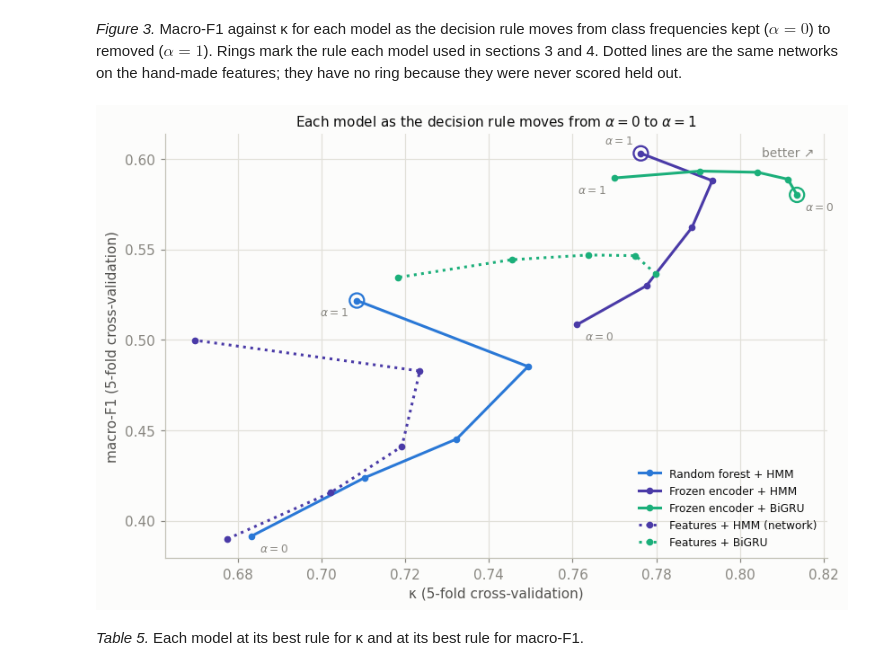
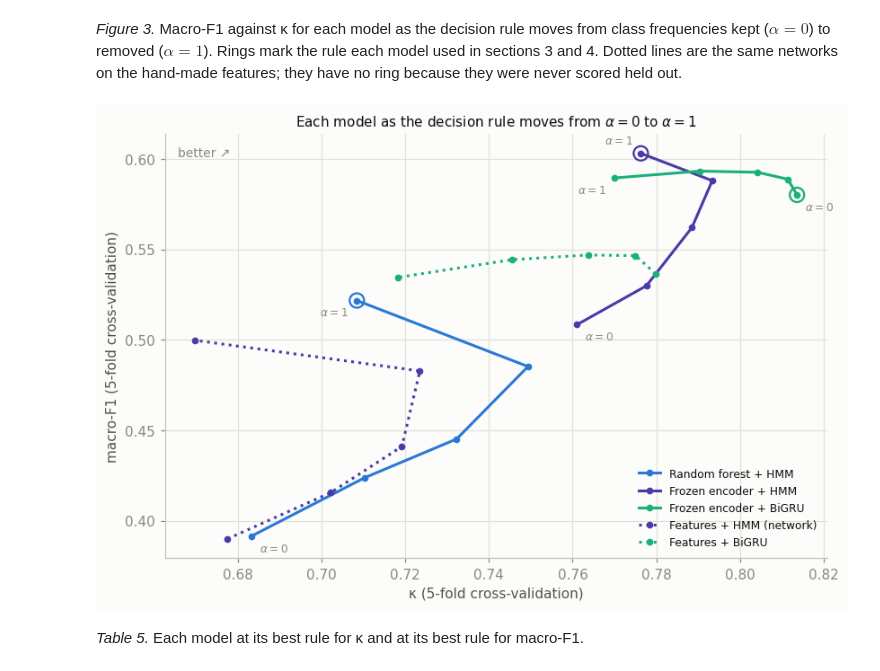
Before and after one commit to Alexr951/Capture-24, a Jupyter notebook: 02_pretrained_encoder_and_context.ipynb, the cells around one changed output. Saved outputs shown, nothing was run; the diff lists cells and outputs as text; code cells hidden in the pictures.

Commit message:
Readable decision-rule figure for the paper

```diff
--- a/02_pretrained_encoder_and_context.ipynb
+++ b/02_pretrained_encoder_and_context.ipynb
@@ -526,29 +526,29 @@ RULE = {name: prior_curve(by_seed, hmm, forest) for name, (by_seed, hmm, forest,
 # %% [markdown]
 *Figure 3.* Macro-F1 against κ for each model as the decision rule moves from class frequencies kept ($\alpha = 0$) to removed ($\alpha = 1$). Rings mark the rule each model used in sections 3 and 4. Dotted lines are the same networks on the hand-made features; they have no ring because they were never scored held out.
 # %%
-def plot_rule_curves(names):
-    fig, ax = plt.subplots(figsize=(7.5, 5), layout="constrained")
+def plot_rule_curves(names, size=(7.5, 5)):
+    fig, ax = plt.subplots(figsize=size, layout="constrained")
     for name, (*_, color, style, used) in CURVES.items():
         curve = RULE[name]
         ax.plot(curve["κ"], curve["macro-F1"], color=color, linestyle=style, linewidth=2, marker="o", markersize=4, label=names[name])
         if used is not None:
             ax.scatter(*curve.loc[used, ["κ", "macro-F1"]], s=110, facecolor="none", edgecolor=color, linewidth=1.5, zorder=3)
         if style == "-":
             for alpha, dx in ((0, 6), (1, -6)):
                 dy = 7 if (name, alpha) == ("Single windows + HMM", 1) else -11  # keeps the two α = 1 labels near the top apart
                 ax.annotate(rf"$\alpha={alpha}$", curve.loc[alpha, ["κ", "macro-F1"]], xytext=(dx, dy),
                             textcoords="offset points", ha="left" if dx > 0 else "right", fontsize=8, color=MUTED)
     ax.set(xlabel="κ (5-fold cross-validation)", ylabel="macro-F1 (5-fold cross-validation)")
-    ax.annotate("better ↗", (0.98, 0.97), xycoords="axes fraction", ha="right", va="top", fontsize=9, color=MUTED)
+    ax.annotate("better ↗", (0.02, 0.97), xycoords="axes fraction", ha="left", va="top", fontsize=9, color=MUTED)
     ax.set_title(r"Each model as the decision rule moves from $\alpha=0$ to $\alpha=1$", fontsize=10)
     ax.legend(loc="lower right", fontsize=8)
     return fig
 
 
 plot_rule_curves(NAMES).savefig(OUT / "decision_rule.png", dpi=150)
-har.save_for_paper(plot_rule_curves(SHORT), PAPER_FIGURES / "decision_rule.png")
+har.save_for_paper(plot_rule_curves(SHORT, size=(4.6, 3.3)), PAPER_FIGURES / "decision_rule.png")  # printed near full size
 # %% [output]
-[figure, old version]
+[figure, new version]
 # %% [markdown]
 *Table 5.* Each model at its best rule for κ and at its best rule for macro-F1.
 # %%
```
Also changed, not shown: parts of 1 cell of this notebook, 1 other file.
